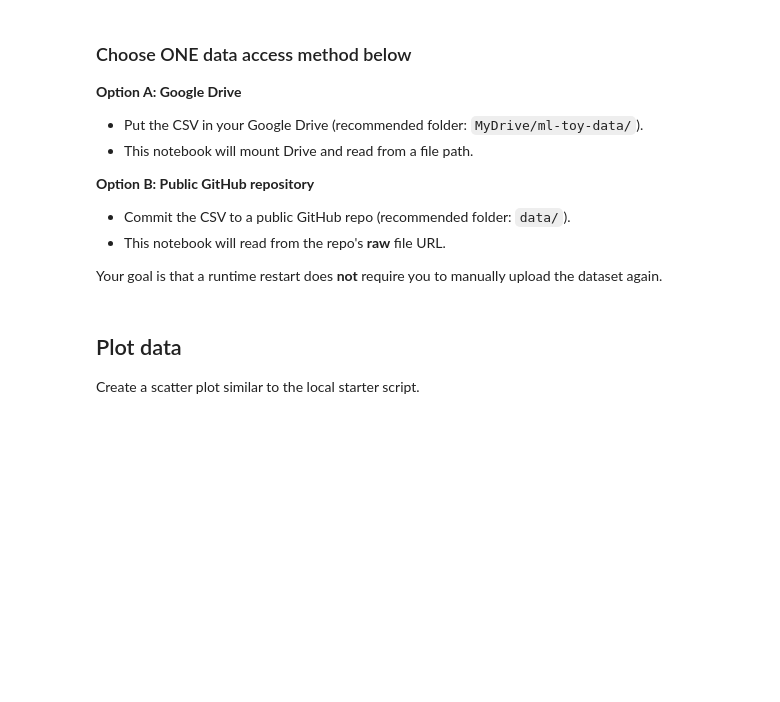
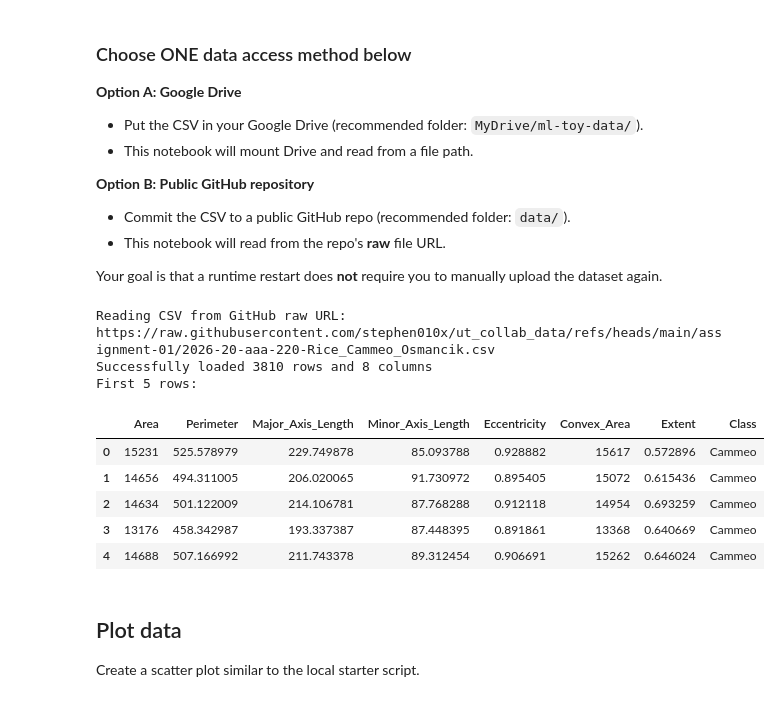
Before and after one commit to stephen010x/ut_collab_data, a Jupyter notebook: assignment-01/2026-20-aaa-110-starter.ipynb, the cells around one changed output. Saved outputs shown, nothing was run; the diff lists cells and outputs as text; code cells hidden in the pictures; blank space fills up the shorter version.

Commit message:
Modified assignment 1 on collab

```diff
--- a/assignment-01/2026-20-aaa-110-starter.ipynb
+++ b/assignment-01/2026-20-aaa-110-starter.ipynb
@@ -27,27 +30,37 @@ Your goal is that a runtime restart does **not** require you to manually upload
 # %%
 import pandas as pd
 
 # Choose: 'drive' or 'github'
-DATA_SOURCE = 'drive'
+DATA_SOURCE = 'github'
 
 if DATA_SOURCE == 'drive':
     from google.colab import drive
     drive.mount('/content/drive')
     # Update this path to where you stored the CSV in your Drive
     csv_path = '/content/drive/MyDrive/ml-toy-data/Rice_Cammeo_Osmancik.csv'
     print(f'Reading CSV from Drive: {csv_path}')
     df = pd.read_csv(csv_path)
 elif DATA_SOURCE == 'github':
     # Update this raw URL to point to YOUR public GitHub repo CSV
-    raw_url = 'https://raw.githubusercontent.com/<YOUR-USERNAME>/<YOUR-REPO>/refs/heads/main/data/Rice_Cammeo_Osmancik.csv'
+    raw_url = 'https://raw.githubusercontent.com/stephen010x/ut_collab_data/refs/heads/main/assignment-01/2026-20-aaa-220-Rice_Cammeo_Osmancik.csv'
     print(f'Reading CSV from GitHub raw URL: {raw_url}')
     df = pd.read_csv(raw_url)
 else:
     raise ValueError("DATA_SOURCE must be 'drive' or 'github'")
 
 print(f'Successfully loaded {len(df)} rows and {len(df.columns)} columns')
 print('First 5 rows:')
 df.head()
+# %% [output]
+Reading CSV from GitHub raw URL: https://raw.githubusercontent.com/stephen010x/ut_collab_data/refs/heads/main/assignment-01/2026-20-aaa-220-Rice_Cammeo_Osmancik.csv
+Successfully loaded 3810 rows and 8 columns
+First 5 rows:
+|  | Area | Perimeter | Major_Axis_Length | Minor_Axis_Length | Eccentricity | Convex_Area | Extent | Class |
+| 0 | 15231 | 525.578979 | 229.749878 | 85.093788 | 0.928882 | 15617 | 0.572896 | Cammeo |
+| 1 | 14656 | 494.311005 | 206.020065 | 91.730972 | 0.895405 | 15072 | 0.615436 | Cammeo |
+| 2 | 14634 | 501.122009 | 214.106781 | 87.768288 | 0.912118 | 14954 | 0.693259 | Cammeo |
+| 3 | 13176 | 458.342987 | 193.337387 | 87.448395 | 0.891861 | 13368 | 0.640669 | Cammeo |
+| 4 | 14688 | 507.166992 | 211.743378 | 89.312454 | 0.906691 | 15262 | 0.646024 | Cammeo |
 # %% [markdown]
 ## Plot data
 
```
Also changed, not shown: parts of 3 cells of this notebook.
